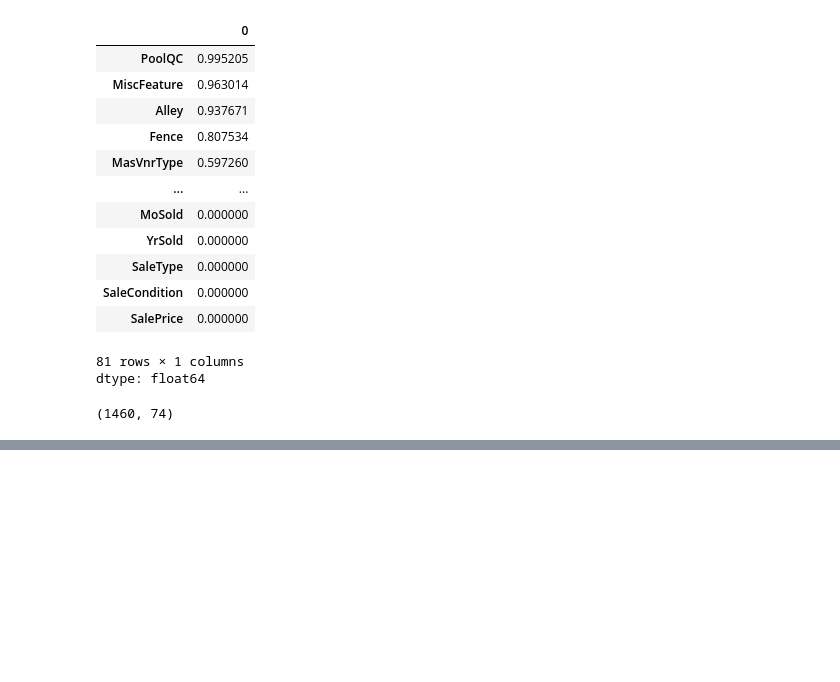
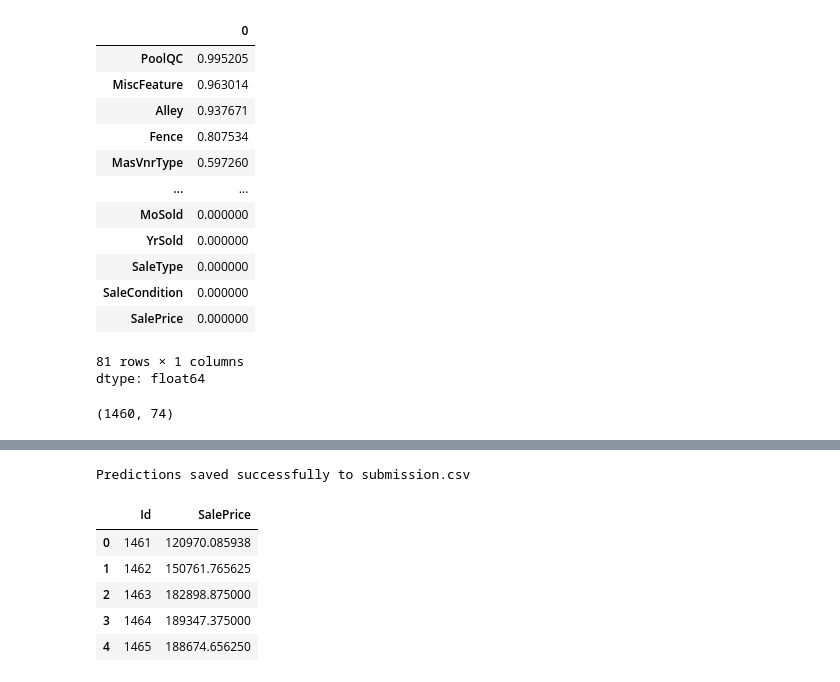
Before and after one commit to luckyKumar37/kaggle_competitions, a Jupyter notebook: house_price_advanced.ipynb, the cells around one changed output, grey strips where cells are left out. Drawn from its saved outputs; the diff is of its cells as text; code cells hidden in the pictures; blank space fills up the shorter version.

Commit message:
first submission code

```diff
--- a/house_price_advanced.ipynb
+++ b/house_price_advanced.ipynb
@@ -252,2 +262,50 @@ display(results_df)
 | 1 | Ridge | 0.138977 | 0.023731 |
 | 0 | random forest | 0.143023 | 0.009876 |
+# %%
+test_df = pd.read_csv(os.path.join(path, 'test.csv'))
+test_ids = test_df['Id']
+
+
+X_test = test_df.drop(columns=tobe_dropped + ['Id'], errors='ignore')
+
+
+best_model = XGBRegressor(
+    n_estimators=1200,
+    learning_rate=0.02,
+    max_depth=3,
+    random_state=42
+)
+
+
+final_pipeline = Pipeline([
+    ('preprocessing', preprocessor),
+    ('model', best_model)
+])
+
+
+final_pipeline.fit(X, y)
+
+
+log_predictions = final_pipeline.predict(X_test)
+
+
+predictions = np.exp(log_predictions)
+
+
+submission = pd.DataFrame({
+    'Id': test_ids,
+    'SalePrice': predictions
+})
+
+
+submission.to_csv('submission.csv', index=False)
+print("Predictions saved successfully to submission.csv")
+submission.head()
+# %% [output]
+Predictions saved successfully to submission.csv
+|  | Id | SalePrice |
+| 0 | 1461 | 120970.085938 |
+| 1 | 1462 | 150761.765625 |
+| 2 | 1463 | 182898.875000 |
+| 3 | 1464 | 189347.375000 |
+| 4 | 1465 | 188674.656250 |
```
Also changed, not shown: parts of 5 cells of this notebook.
